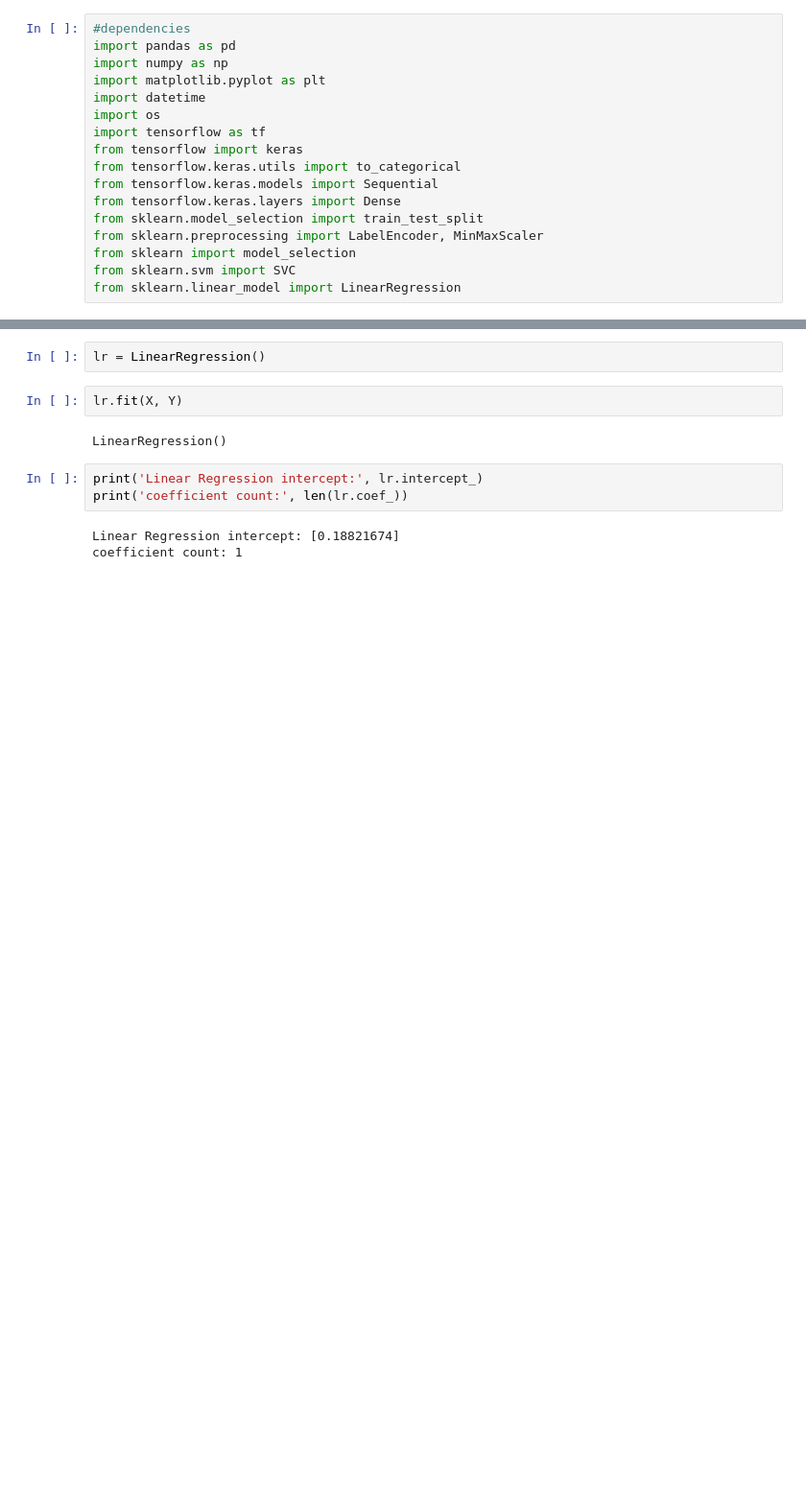
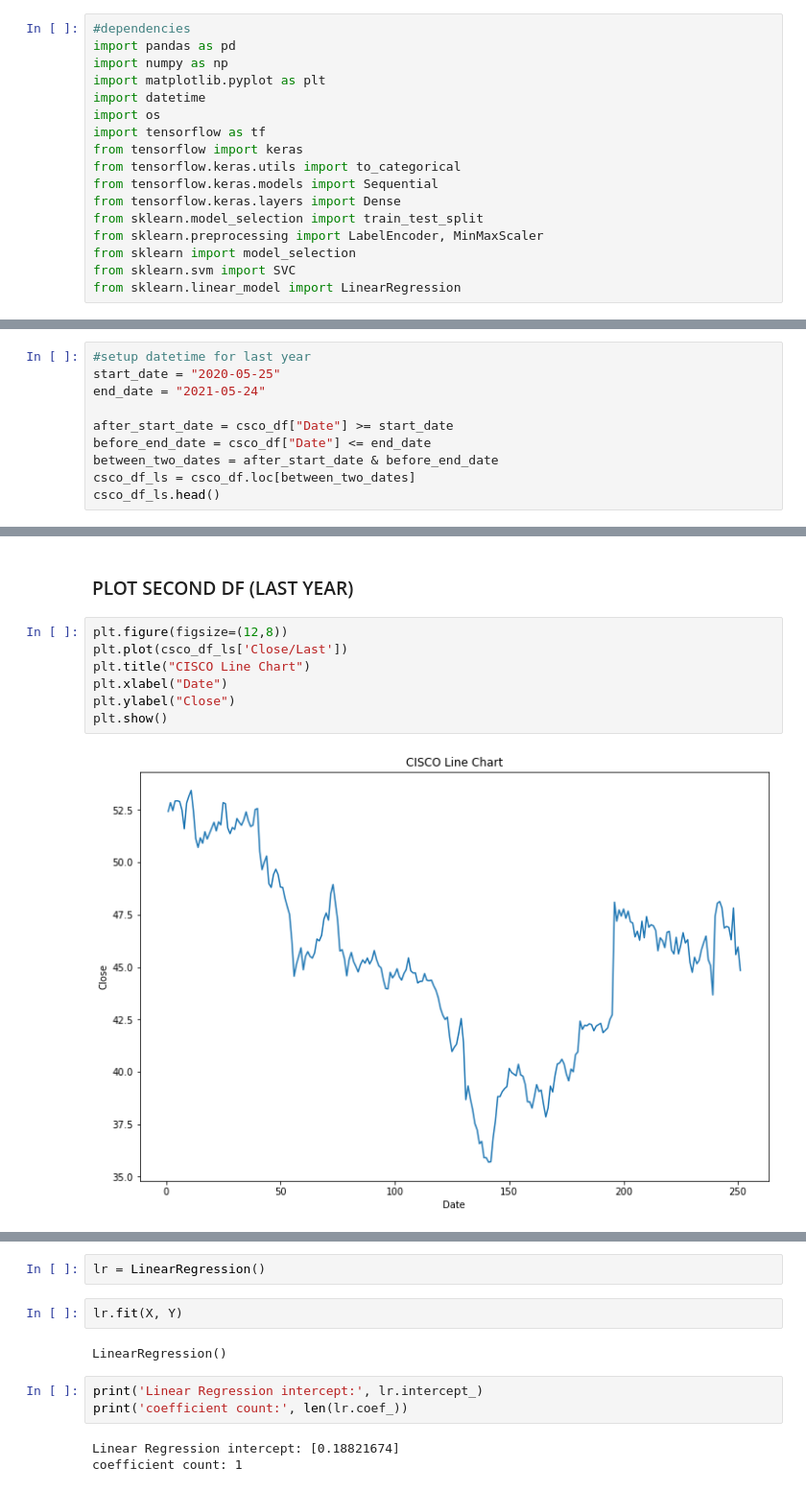
Before and after one commit to databootcamp-final-project/group4-final-project, a Jupyter notebook: CSCO.ipynb, the cells around one changed output, grey strips where cells are left out. Shown at 96% size. Cells and saved outputs as stored; diff of their text form; blank space fills up the shorter version.

```diff
--- a/CSCO.ipynb
+++ b/CSCO.ipynb
@@ -137,0 +95,10 @@ from sklearn.linear_model import LinearRegression
+# %%
+#setup datetime for last year
+start_date = "2020-05-25"
+end_date = "2021-05-24"
+
+after_start_date = csco_df["Date"] >= start_date
+before_end_date = csco_df["Date"] <= end_date
+between_two_dates = after_start_date & before_end_date
+csco_df_ls = csco_df.loc[between_two_dates]
+csco_df_ls.head()
@@ -137,0 +123,11 @@ from sklearn.linear_model import LinearRegression
+# %% [markdown]
+### PLOT SECOND DF (LAST YEAR)
+# %%
+plt.figure(figsize=(12,8))
+plt.plot(csco_df_ls['Close/Last'])
+plt.title("CISCO Line Chart")
+plt.xlabel("Date")
+plt.ylabel("Close")
+plt.show()
+# %% [output]
+[figure, added]
```
Also changed, not shown: parts of 50 cells of this notebook, 10 other files.
